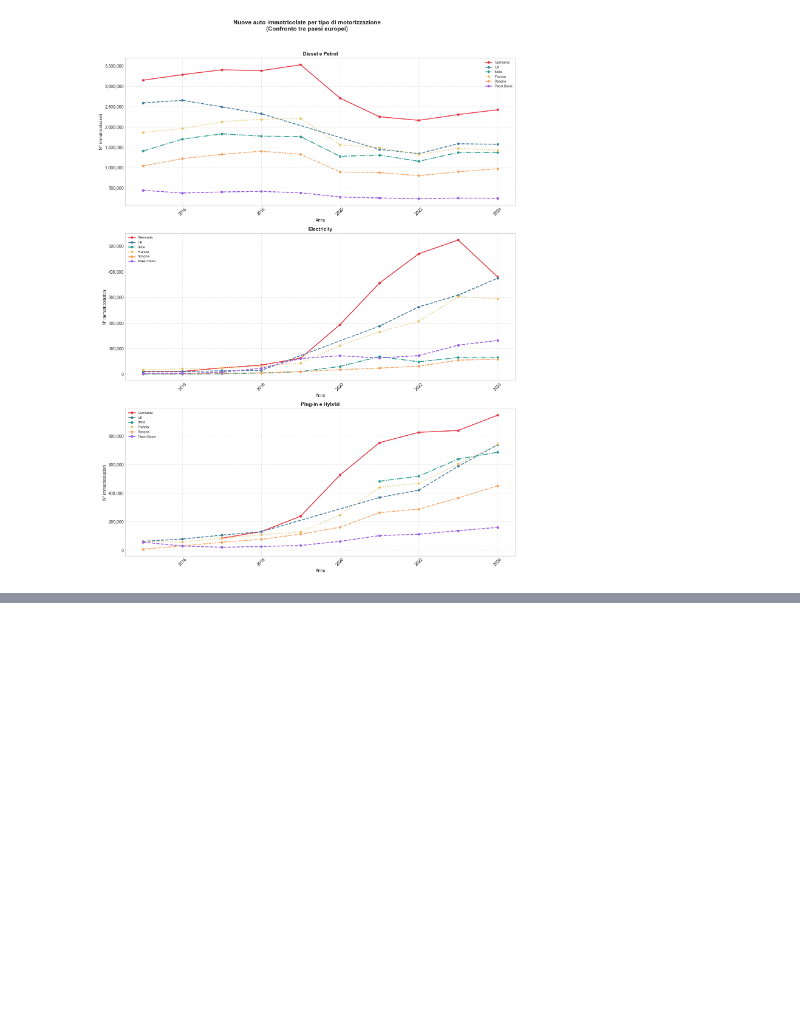
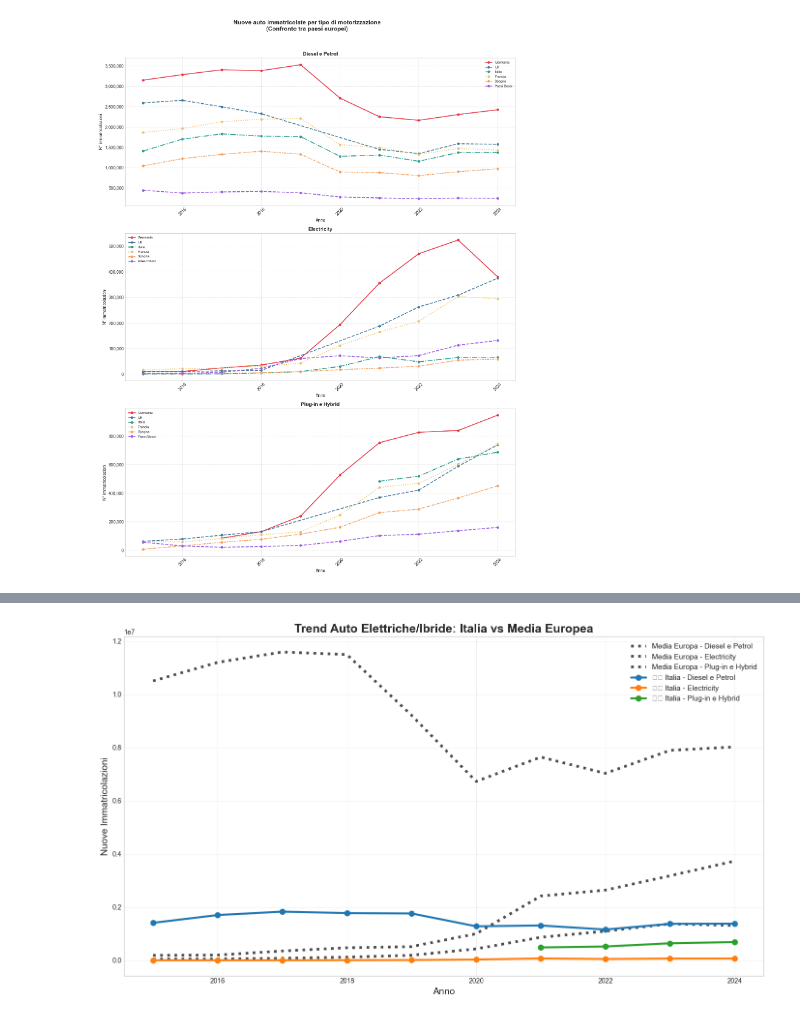
Before and after one commit to MarcoB27/data_visualization, a Jupyter notebook: script/combustion_engine_europe.ipynb, the cells around one changed output, grey strips where cells are left out. Cells and saved outputs as stored; diff of their text form; code cells hidden in the pictures; blank space fills up the shorter version.

```diff
--- a/script/combustion_engine_europe.ipynb
+++ b/script/combustion_engine_europe.ipynb
@@ -91 +117,38 @@ plt.tight_layout()
+# %%
+# Variante 5: Grafico a Linee con Media Europea + Italia in Evidenza
+# CODICE CORRETTO
+
+# Calcola media europea
+europe_avg = grouped.groupby(['TIME_PERIOD', 'Category'])['OBS_VALUE'].sum().reset_index()
+europe_avg['Country'] = 'Media Europa'
+
+fig, ax = plt.subplots(figsize=(14, 8))
+
+# Media Europa
+for cat in categories:
+    data = europe_avg[europe_avg['Category'] == cat]
+    if not data.empty:
+        ax.plot(data['TIME_PERIOD'], data['OBS_VALUE'],
+                linewidth=4, linestyle=':', color='black', alpha=0.7,
+                label=f'Media Europa - {cat}')
+
+# Italia in evidenza
+italia_data = grouped[grouped['Country'] == 'Italia']
+for cat in categories:
+    data = italia_data[italia_data['Category'] == cat]
+    if not data.empty:
+        ax.plot(data['TIME_PERIOD'], data['OBS_VALUE'],
+                marker='o', markersize=8, linewidth=3,  # linewidth UNA SOLA VOLTA
+                label=f'🇮🇹 Italia - {cat}')
+
+ax.set_title('Trend Auto Elettriche/Ibride: Italia vs Media Europea', fontsize=18, fontweight='bold')
+ax.set_xlabel('Anno', fontsize=14)
+ax.set_ylabel('Nuove Immatricolazioni', fontsize=14)
+ax.legend(fontsize=11)
+ax.grid(True, alpha=0.3)
+ax.tick_params(axis='x', rotation=0)
+plt.tight_layout()
+plt.show()
+# %% [output]
+[figure, added]
 # %%
```
Also changed, not shown: parts of 11 cells of this notebook, 2 other files.
